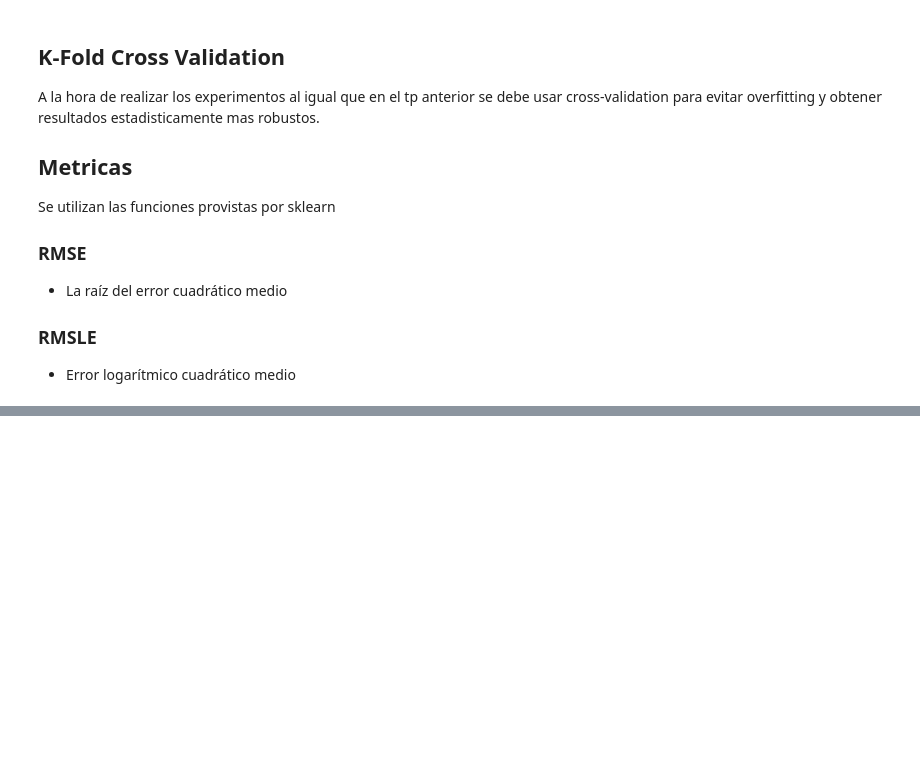
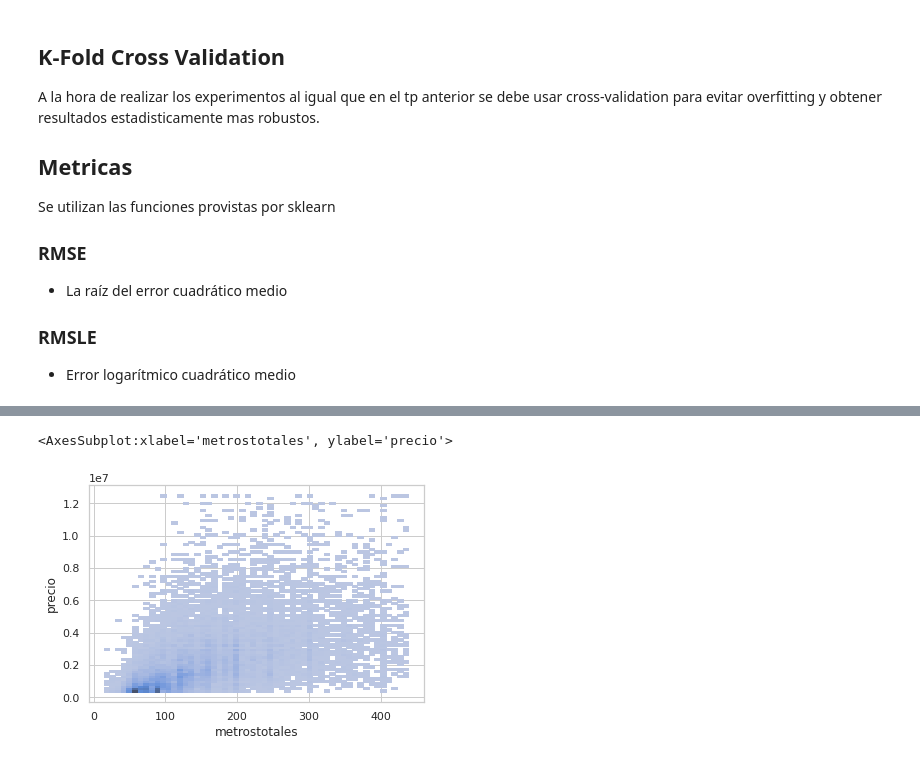
Before and after one commit to davidvenegasr/TP3-MetNum, a Jupyter notebook: notebooks/tp3.ipynb, the cells around one changed output, grey strips where cells are left out. Saved outputs shown, nothing was run; the diff lists cells and outputs as text; code cells hidden in the pictures; blank space fills up the shorter version.

```diff
--- a/notebooks/tp3.ipynb
+++ b/notebooks/tp3.ipynb
@@ -134,0 +219,6 @@ SyntaxError: invalid syntax (<ipython-input-21-fd95a1d9395e>, line 7)
+# %%
+#Exploremos su relacion con los precios
+sns.histplot(train, x="metrostotales", y="precio")
+# %% [output]
+<AxesSubplot:xlabel='metrostotales', ylabel='precio'>
+[figure, added]
```
Also changed, not shown: parts of 13 cells of this notebook.
